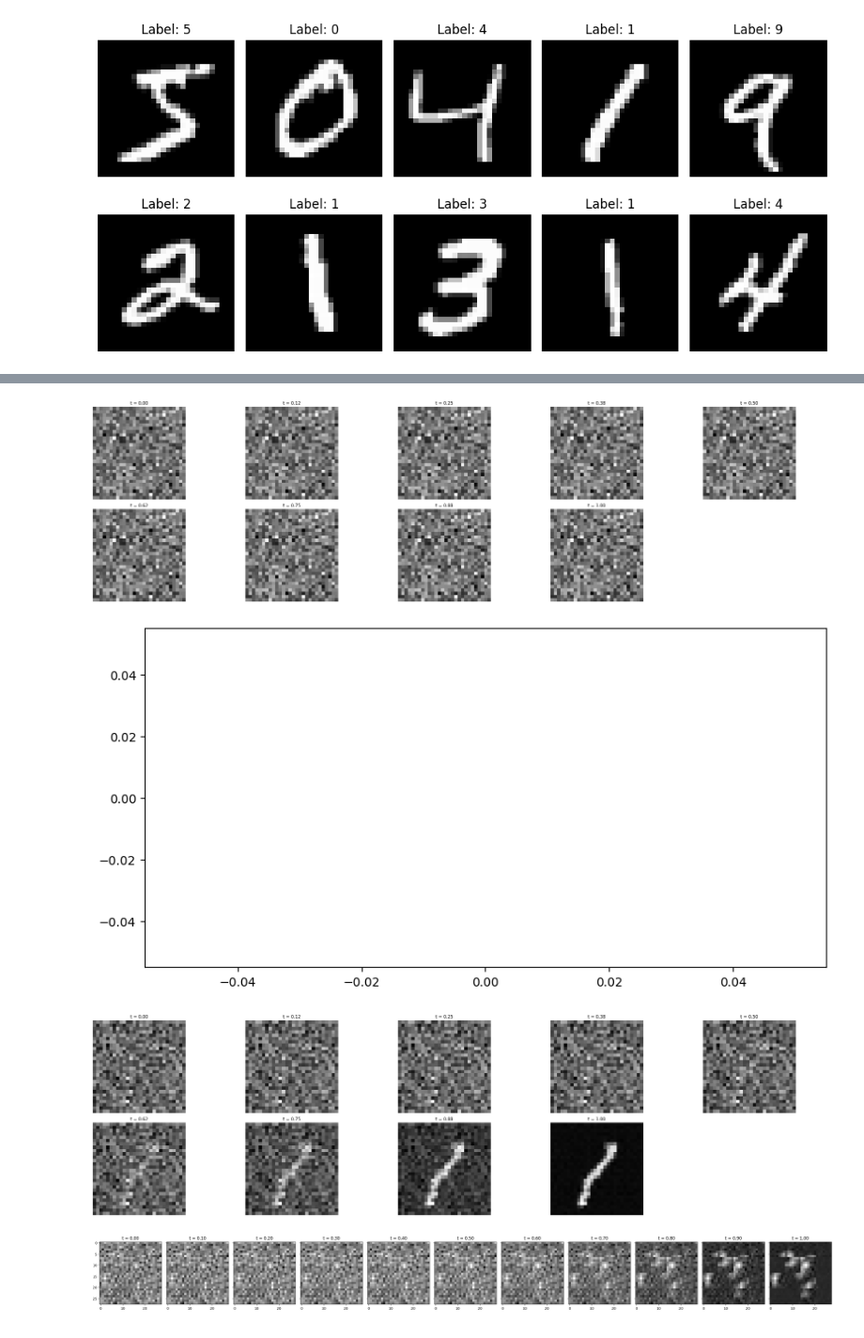
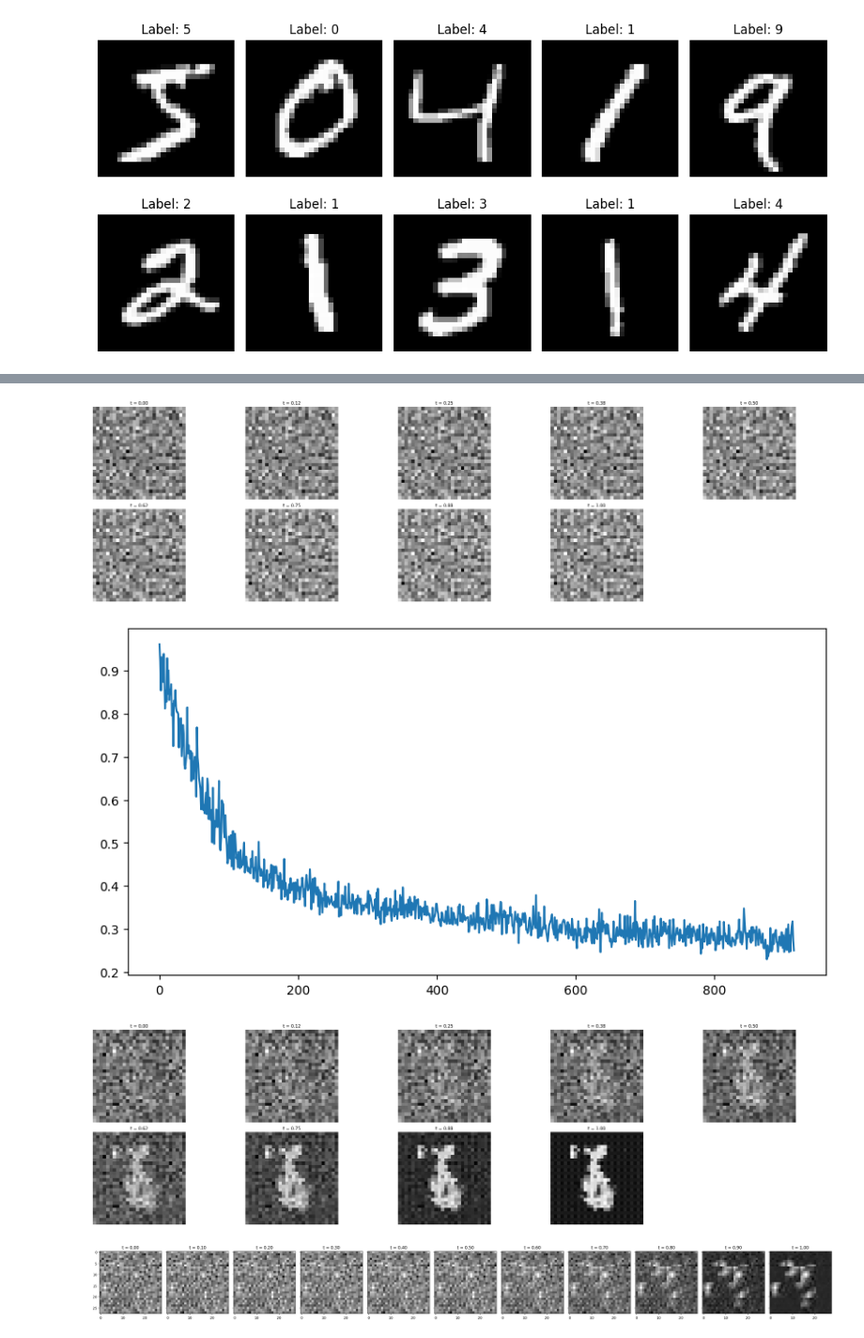
Before and after one commit to cgarciae/simple_flow_matching, a Jupyter notebook: notebooks/mnist_mixer.ipynb, the cells around one changed output, grey strips where cells are left out. Shown at 94% size. Cells and saved outputs as stored; diff of their text form; code cells hidden in the pictures.

```diff
--- a/notebooks/mnist_mixer.ipynb
+++ b/notebooks/mnist_mixer.ipynb
@@ -133,12 +133,12 @@ class Flow(nnx.Module):
 rngs = nnx.Rngs(0)
 flow = Flow(
   din=1,
-  kernel_size=(7, 7),
-  strides=(4, 4),
+  kernel_size=(2, 2),
+  strides=(2, 2),
   num_blocks=4,
   hidden_dim=256,
-  tokens_mlp_dim=49,
-  channels_mlp_dim=128,
+  tokens_mlp_dim=196,
+  channels_mlp_dim=256,
   rngs=rngs,
 )
 lr_schedule = optax.piecewise_constant_schedule(
@@ -149,5 +149,6 @@ optimizer = nnx.Optimizer(flow, tx=optax.adamw(lr_schedule))
 
 dx_t = flow(x=jnp.ones((1, 28, 28, 1)), t=jnp.ones((1,)))
 print(f"{dx_t.shape = }")
+print(nnx.tabulate(flow))
 nnx.display(flow)
 # %% [output]
@@ -177,42 +197,43 @@ def plot_sample(fig: Figure, *, n_steps = 8):
 plot_sample(plt.figure(figsize=(30, 8)))
 plt.show()
 # %% [output]
-[figure, old version]
+[figure, new version]
 # %%
 mse = lambda a, b: jnp.mean((a - b) ** 2)
 
 @nnx.jit(donate_argnums=(0, 1, 2))
 def train_step(flow, optimizer, rngs, x_1):
   x_0 = jax.random.normal(rngs(), x_1.shape)
   t = jax.random.uniform(rngs(), (len(x_1),))
 
   x_t = jax.vmap(lambda x_0, x_1, t: (1 - t) * x_0 + t * x_1)(x_0, x_1, t)
   dx_t = x_1 - x_0
 
   loss, grads = nnx.value_and_grad(lambda flow: mse(flow(x=x_t, t=t), dx_t))(flow)
   optimizer.update(grads)
   return loss
 
 
 losses = []
 plot_interval = 60
 t0 = time.time()
 for step in stop_iter(tqdm(range(100_000))):
   x_1 = X[np.random.choice(len(X), 32)]
   loss = train_step(flow, optimizer, rngs, x_1)
   losses.append(np.asarray(loss))
   if step == 0 or time.time() - t0 >= plot_interval:
+    if step > 0:
+      t0 = time.time()
     # plot loss
     clear_output(wait=True)
     fig = plt.figure(figsize=(10, 5))
-    t0 = time.time()
     plt.plot(losses[100:])
     # plot samples
     plot_sample(plt.figure(figsize=(30, 8)))
     plt.show()
 # %% [output]
-[figure, old version]
+[figure, new version]
-[figure, old version]
+[figure, new version]
 # %%
 plot_sample(plt.figure(figsize=(30, 8)), n_steps=16)
 plt.show()
```
Also changed, not shown: parts of 1 cell of this notebook.
